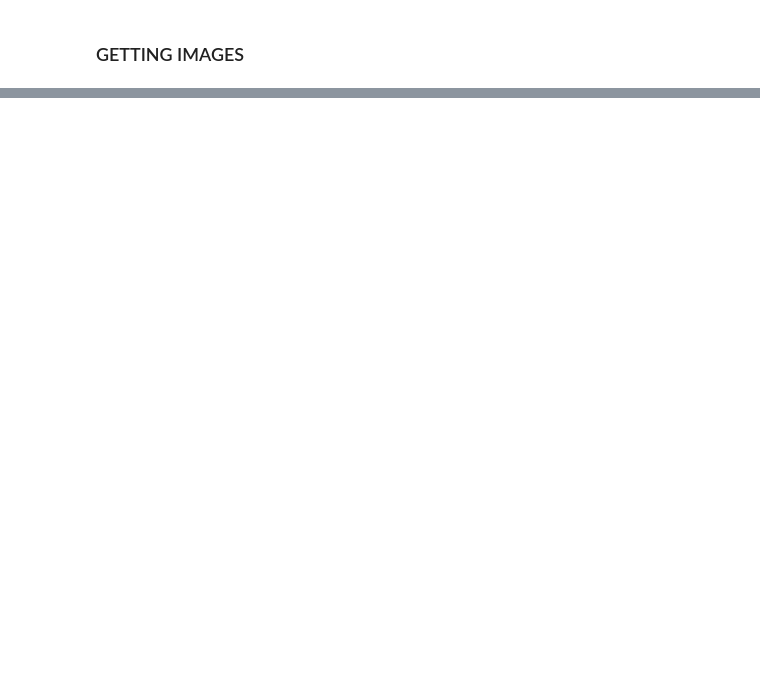
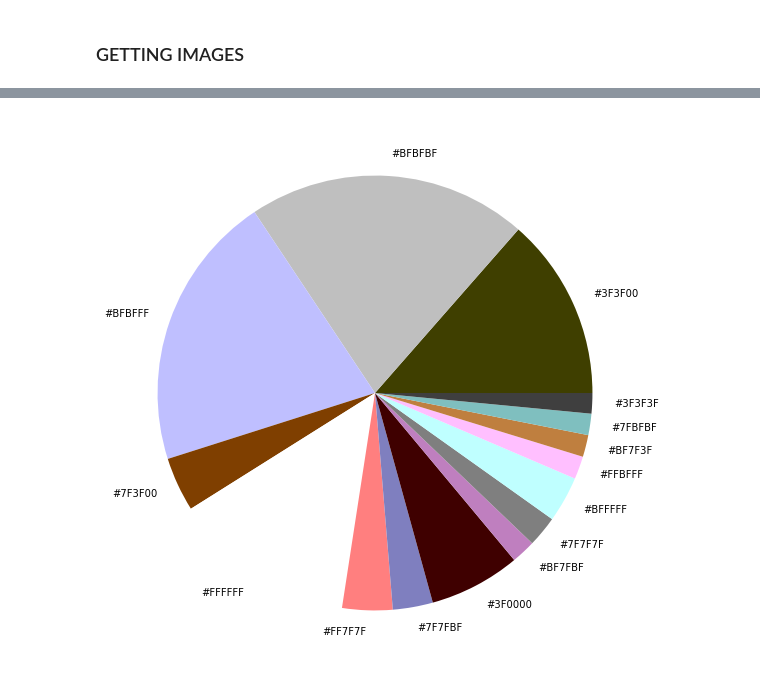
Before and after one commit to mabatalla/Academic-project-Is-this-Picasso, a Jupyter notebook: 01.- First approach.ipynb, the cells around one changed output, grey strips where cells are left out. Cells and saved outputs as stored; diff of their text form; code cells hidden in the pictures; blank space fills up the shorter version.

```diff
--- a/01.- First approach.ipynb
+++ b/01.- First approach.ipynb
@@ -95,0 +94,4 @@ plt.imshow(sample_img);
+# %%
+quant = color_quant(sample, 5, num_of_colors=15)
+# %% [output]
+[figure, added]
```
Also changed, not shown: parts of 19 cells of this notebook, 14 other files.
